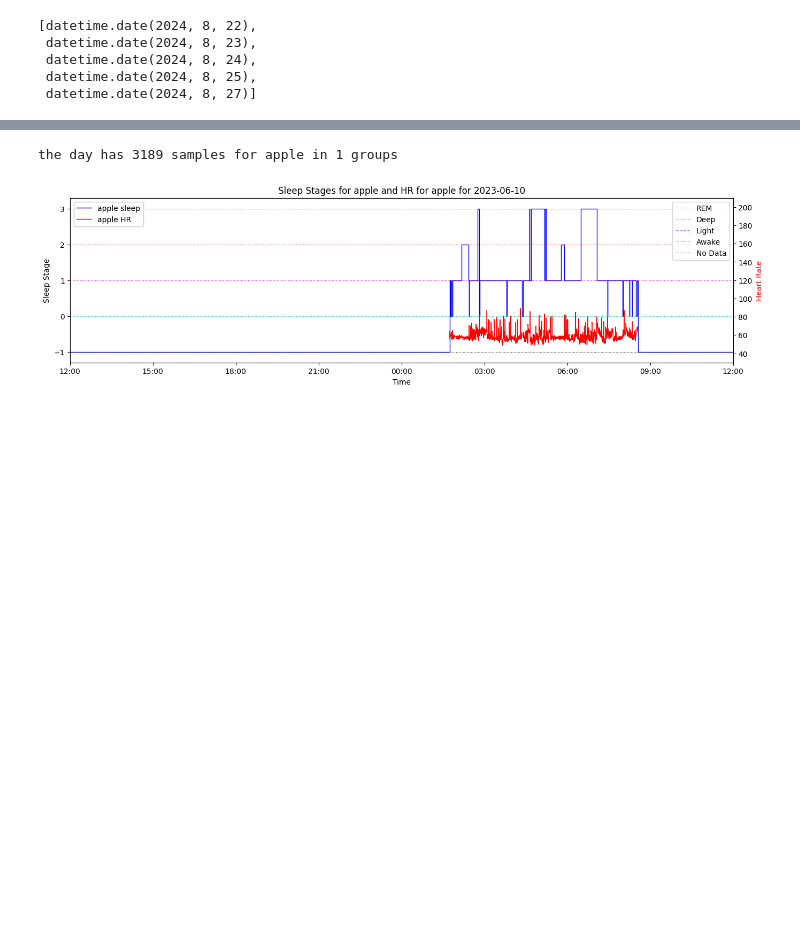
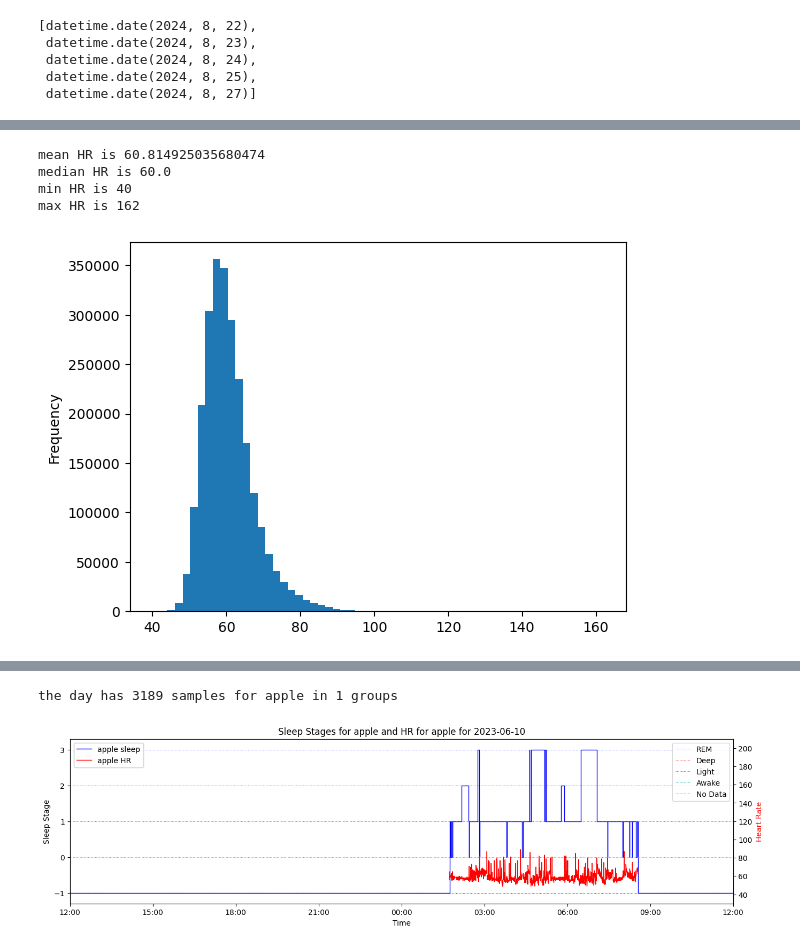
Before and after one commit to AbhikChowdhury6/dataImport, a Jupyter notebook: analyisis/segmentHRsOnSleep.ipynb, the cells around one changed output, grey strips where cells are left out. Saved outputs shown, nothing was run; the diff lists cells and outputs as text; code cells hidden in the pictures; blank space fills up the shorter version.

```diff
--- a/analyisis/segmentHRsOnSleep.ipynb
+++ b/analyisis/segmentHRsOnSleep.ipynb
@@ -80,3 +59,10 @@ sorted(list(set(sleepHRs.index.date)))[-5:]
  datetime.date(2024, 8, 24),
  datetime.date(2024, 8, 25),
  datetime.date(2024, 8, 27)]
+# %%
+def printHRMetrics(HRDf):
+    print(f"mean HR is {HRDf['value'].mean()}")
+    print(f"median HR is {HRDf['value'].median()}")
+    print(f"min HR is {min(HRDf['value'])}")
+    print(f"max HR is {max(HRDf['value'])}")
+    HRDf['value'].plot.hist(bins=60)
@@ -82,0 +84,8 @@ sorted(list(set(sleepHRs.index.date)))[-5:]
+# %%
+printHRMetrics(sleepHRs)
+# %% [output]
+mean HR is 60.814925035680474
+median HR is 60.0
+min HR is 40
+max HR is 162
+[figure, added]
```
Also changed, not shown: parts of 7 cells of this notebook, 2 other files.
